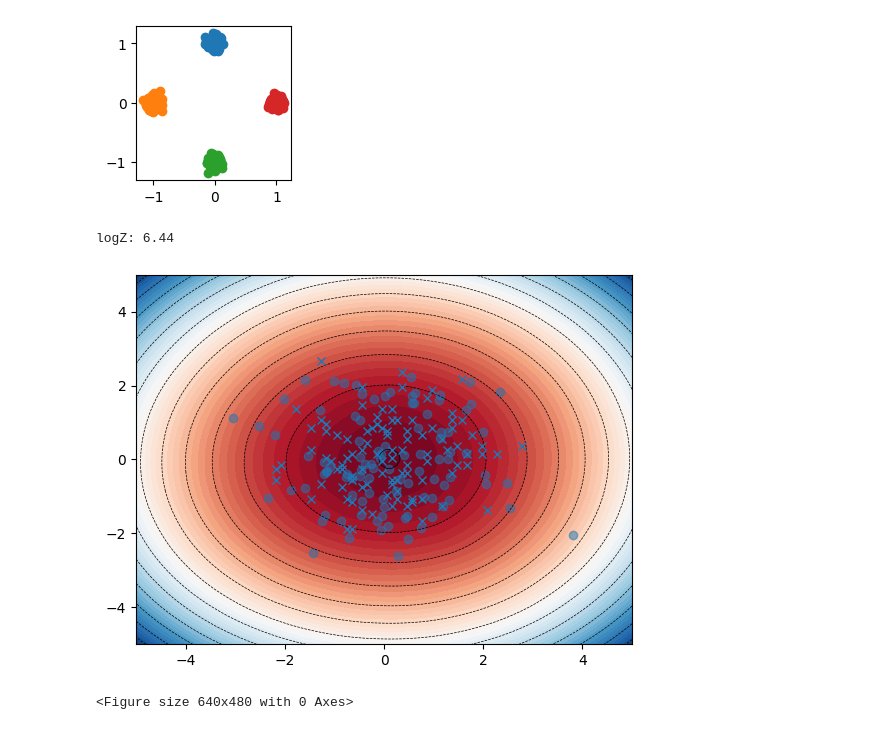
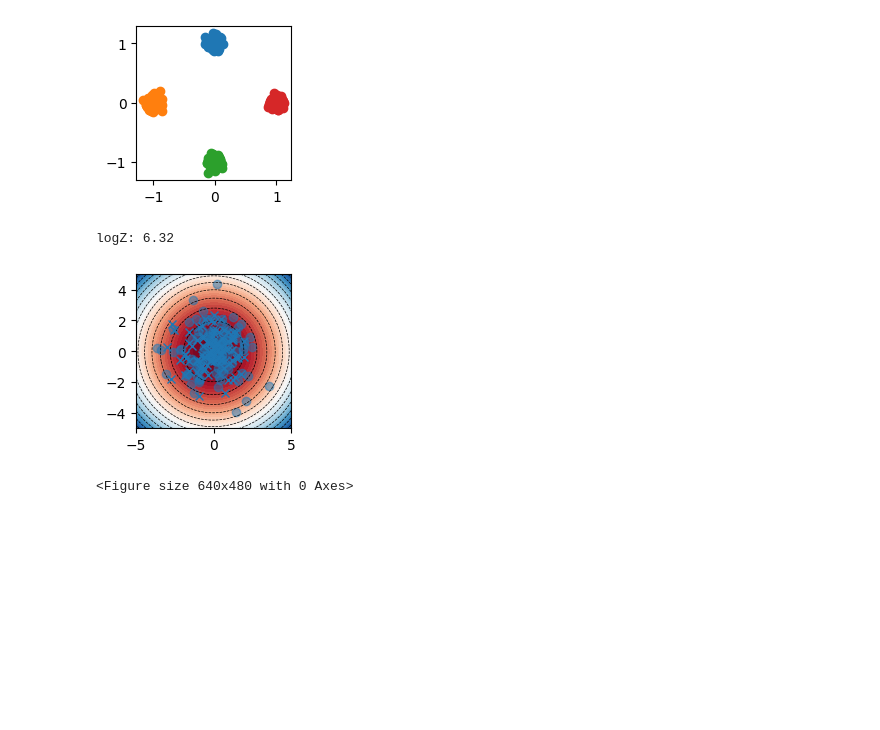
Before and after one commit to lqiang67/generative-models-on-toys, a Jupyter notebook: energy_model_2D_toy.ipynb, the cells around one changed output. Saved outputs shown, nothing was run; the diff lists cells and outputs as text; code cells hidden in the pictures; blank space fills up the shorter version.

```diff
--- a/energy_model_2D_toy.ipynb
+++ b/energy_model_2D_toy.ipynb
@@ -165,40 +165,40 @@ class EnergyModel(nn.Module):
 
         if record_traj:
           return x.detach(), torch.stack(traj)
         else:
           return x.detach()
 
     @torch.no_grad()
     def importance_sampler(self, num_samples, proposal):
         data_proposal = proposal.sample((num_samples,))
         log_wts =  energy_model.logp(data_proposal).squeeze() - proposal.log_prob(data_proposal).squeeze()
         wts = torch.softmax(log_wts[:,None],dim = 0).squeeze()
         return data_proposal.detach(), wts.detach()
 
 mlp = nn.Sequential(
     nn.Linear(2, 64),
     nn.ReLU(),
     nn.Linear(64, 64),
     nn.ReLU(),
     nn.Linear(64, 1))
 model = EnergyModel(mlp, input_dim = 2)
+logZ = model.logZ_2D_grid()
 
-model.plot_energy_2D_contour()
-
-logZ = model.logZ_2D_grid()
+x0 = torch.randn((100,2))
+x = model.langevin_sampler(x0,  num_steps=100, step_size=0.01).detach()
 
 print(f'logZ:{logZ: .2f}')
 
-x0 = torch.randn((100,2))
-x = model.langevin_sampler(x0,  num_steps=100, step_size=0.01).detach()
+plt.figure(figsize=(2,2))
+model.plot_energy_2D_contour()
 plt.scatter(x[:, 0], x[:, 1], alpha=0.5)
 
 x2 = model.sampling_2D_grid(100)
 plt.plot(x2[:,0], x2[:,1], 'x')
 plt.show()
 # %% [output]
-logZ: 6.44
+logZ: 6.32
-[figure, old version]
+[figure, new version]
 # %%
 #@title MLE Training (logZ by brute force on 2D grid)
 from IPython.display import clear_output
```
